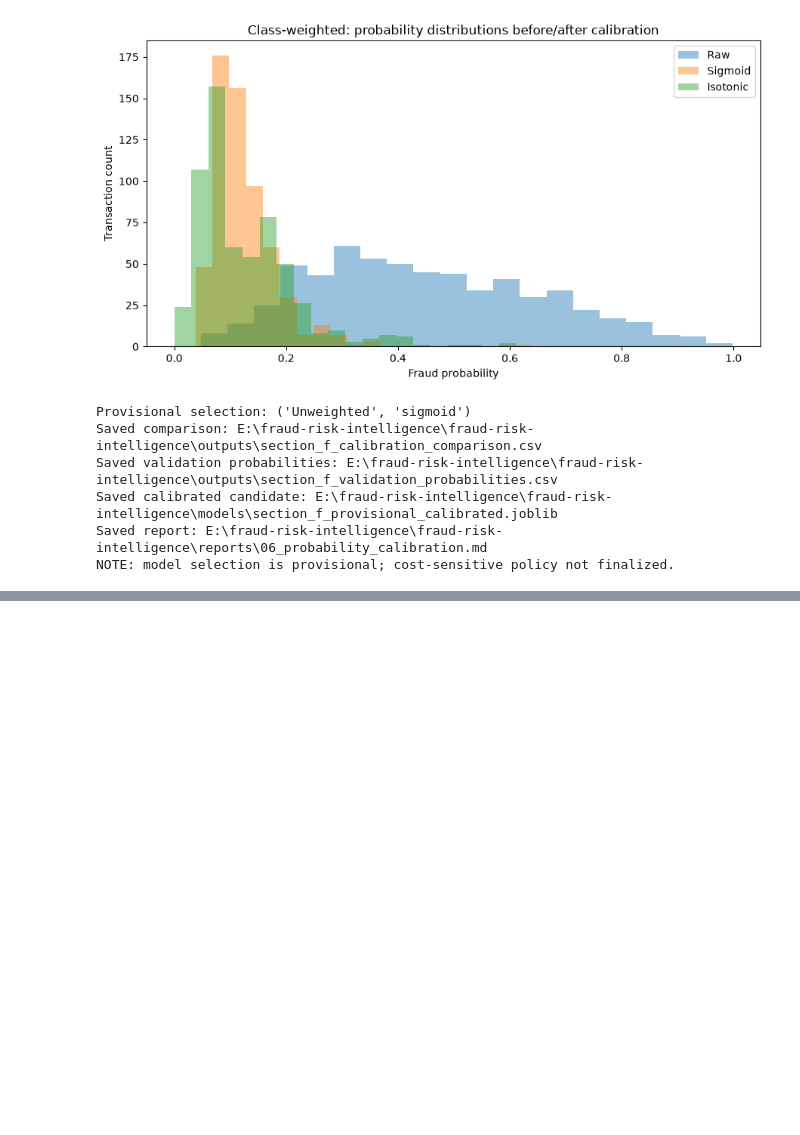
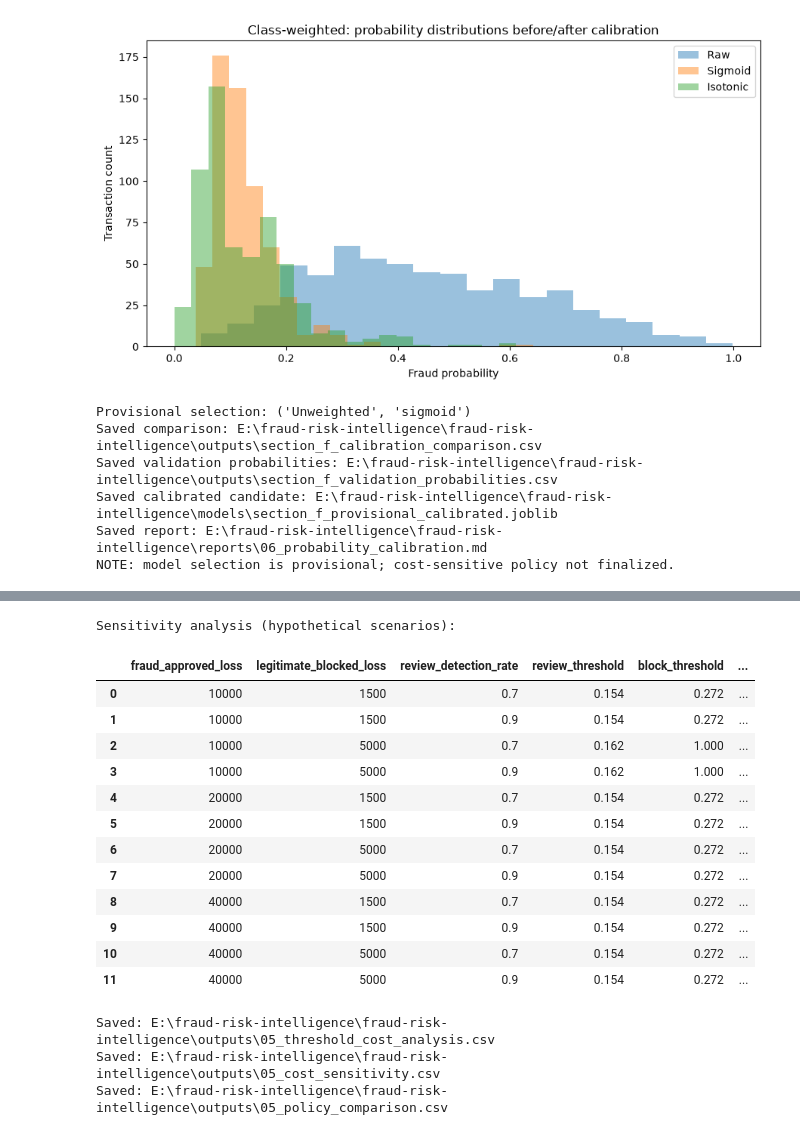
Before and after one commit to sasa312002/fraud-risk-intelligence, a Jupyter notebook: notebooks/01_fraud_risk_analysis.ipynb, the cells around one changed output, grey strips where cells are left out. Drawn from its saved outputs; the diff is of its cells as text; code cells hidden in the pictures; blank space fills up the shorter version.

```diff
--- a/notebooks/01_fraud_risk_analysis.ipynb
+++ b/notebooks/01_fraud_risk_analysis.ipynb
@@ -4651,0 +4776,48 @@ NOTE: model selection is provisional; cost-sensitive policy not finalized.
+# %%
+# ============================================================
+# Cell 52 — Sensitivity of thresholds to assumed costs/effectiveness
+# ============================================================
+section_e_sensitivity = cost_sensitivity(
+    section_e_probabilities,
+    section_e_costs,
+    fraud_losses=(10_000, 20_000, 40_000),
+    block_losses=(1_500, 5_000),
+    review_detection_rates=(0.70, 0.90),
+)
+print('Sensitivity analysis (hypothetical scenarios):')
+display(section_e_sensitivity[
+    ['fraud_approved_loss', 'legitimate_blocked_loss', 'review_detection_rate',
+     'review_threshold', 'block_threshold', 'review_rate', 'block_rate',
+     'projected_cost_total']
+].round(3))
+
+# Save selected thresholds, candidate table, scenario and policy diagnostics.
+section_e_out = PROJECT_ROOT / 'outputs'
+section_e_out.mkdir(parents=True, exist_ok=True)
+section_e_grid_file = section_e_out / '05_threshold_cost_analysis.csv'
+section_e_sens_file = section_e_out / '05_cost_sensitivity.csv'
+section_e_policy_file = section_e_out / '05_policy_comparison.csv'
+section_e_search_grid.to_csv(section_e_grid_file, index=False)
+section_e_sensitivity.to_csv(section_e_sens_file, index=False)
+section_e_comparison.to_csv(section_e_policy_file, index=False)
+print('Saved:', section_e_grid_file)
+print('Saved:', section_e_sens_file)
+print('Saved:', section_e_policy_file)
+# %% [output]
+Sensitivity analysis (hypothetical scenarios):
+|  | fraud_approved_loss | legitimate_blocked_loss | review_detection_rate | review_threshold | block_threshold | ... |
+| 0 | 10000 | 1500 | 0.7 | 0.154 | 0.272 | ... |
+| 1 | 10000 | 1500 | 0.9 | 0.154 | 0.272 | ... |
+| 2 | 10000 | 5000 | 0.7 | 0.162 | 1.000 | ... |
+| 3 | 10000 | 5000 | 0.9 | 0.162 | 1.000 | ... |
+| 4 | 20000 | 1500 | 0.7 | 0.154 | 0.272 | ... |
+| 5 | 20000 | 1500 | 0.9 | 0.154 | 0.272 | ... |
+| 6 | 20000 | 5000 | 0.7 | 0.154 | 0.272 | ... |
+| 7 | 20000 | 5000 | 0.9 | 0.154 | 0.272 | ... |
+| 8 | 40000 | 1500 | 0.7 | 0.154 | 0.272 | ... |
+| 9 | 40000 | 1500 | 0.9 | 0.154 | 0.272 | ... |
+| 10 | 40000 | 5000 | 0.7 | 0.154 | 0.272 | ... |
+| 11 | 40000 | 5000 | 0.9 | 0.154 | 0.272 | ... |
+Saved: E:\fraud-risk-intelligence\fraud-risk-intelligence\outputs\05_threshold_cost_analysis.csv
+Saved: E:\fraud-risk-intelligence\fraud-risk-intelligence\outputs\05_cost_sensitivity.csv
+Saved: E:\fraud-risk-intelligence\fraud-risk-intelligence\outputs\05_policy_comparison.csv
```
Also changed, not shown: parts of 5 cells of this notebook, 6 other files.
